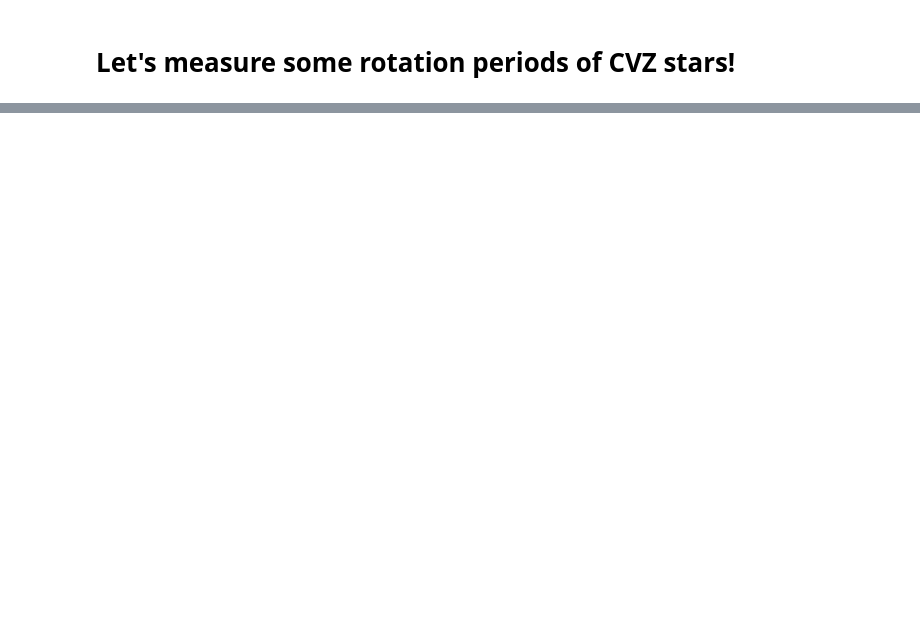
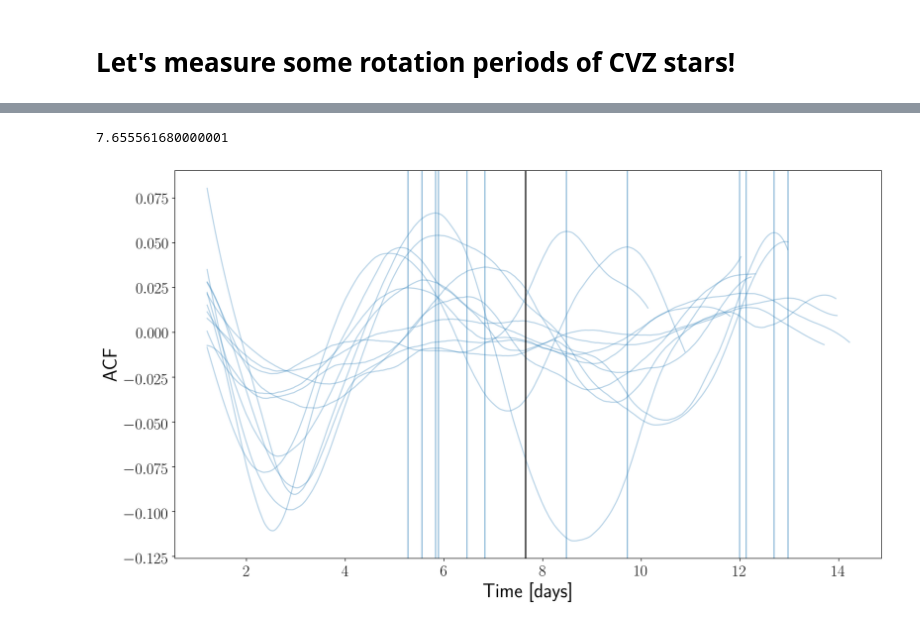
Before and after one commit to RuthAngus/TESS-rotation, a Jupyter notebook: code/Measuring_rotation_periods_for_CVZ_stars.ipynb, the cells around one changed output, grey strips where cells are left out. Saved outputs shown, nothing was run; the diff lists cells and outputs as text; code cells hidden in the pictures; blank space fills up the shorter version.

```diff
--- a/code/Measuring_rotation_periods_for_CVZ_stars.ipynb
+++ b/code/Measuring_rotation_periods_for_CVZ_stars.ipynb
@@ -39,0 +197,10 @@ lc.scatter(alpha=.5, s=.5);
+# %%
+x, y, yerr = lcs.tools.load_and_split_TESS(fnames)
+# %%
+from tqdm import trange
+acfs, lags = [], []
+for i in trange(len(x)):
+    star = ss.RotationModel(x[i], y[i], yerr[i])
+    acf_period = star.acf_rotation(interval="TESS", smooth=9, cutoff=1.2)
+    acfs.append(star.acf)
+    lags.append(star.lags)
@@ -39,0 +210,19 @@ lc.scatter(alpha=.5, s=.5);
+# %%
+fig = plt.figure(figsize=(16, 9), dpi=200)
+xp = np.linspace(0, 14, 1000)
+smooth_tot, peaks = np.zeros_like(xp), []
+for i in trange(len(acfs)):
+    smooth = savgol_filter(acfs[i], 1001, 3)
+    xpeak, ypeak = get_peak_statistics(lags[i], smooth)
+    peaks.append(xpeak[0])
+    plt.axvline(xpeak[0], alpha=.5)
+    plt.plot(lags[i], smooth, "C0", alpha=.3)
+    y = np.interp(xp, lags[i], smooth)
+    smooth_tot += y
+plt.xlabel("Time [days]")
+plt.ylabel("ACF");
+plt.axvline(np.median(peaks), color="k")
+print(np.median(peaks))
+# %% [output]
+7.655561680000001
+[figure, added]
```
Also changed, not shown: parts of 27 cells of this notebook.
